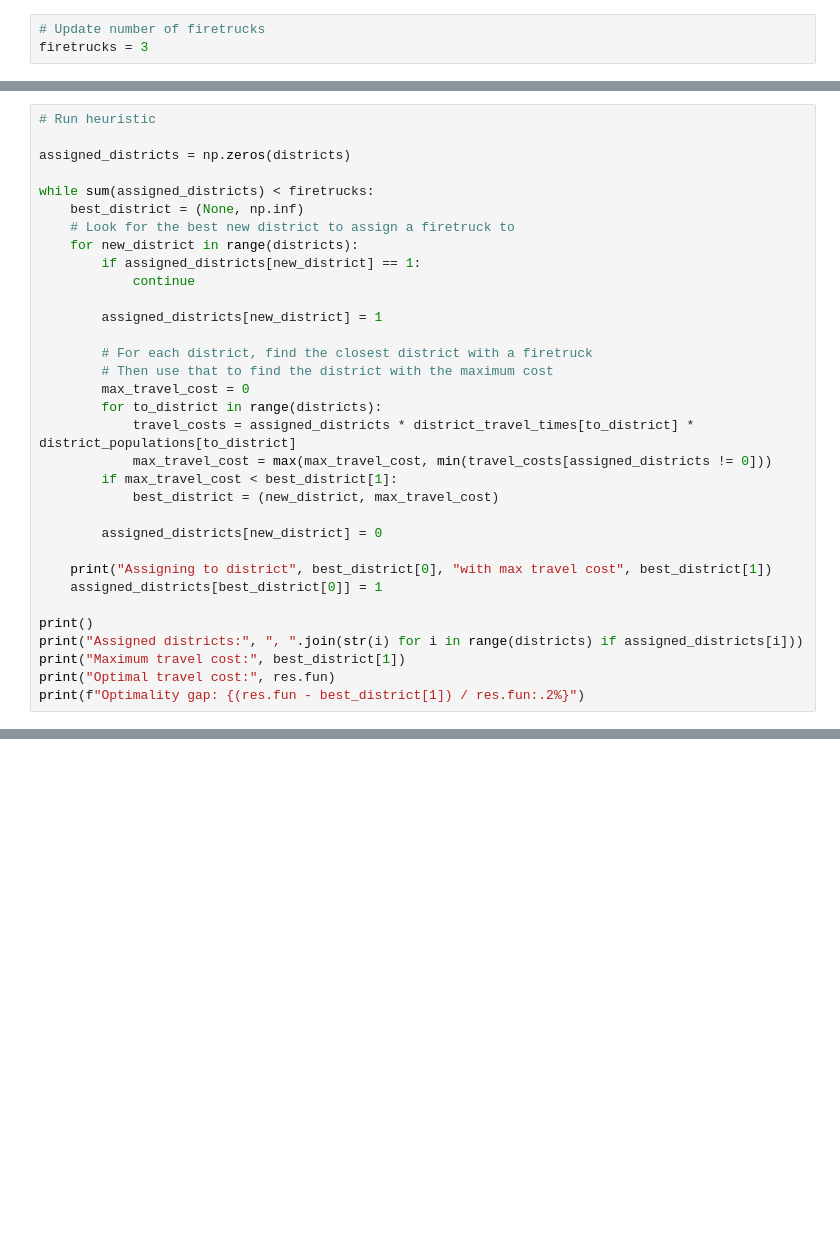
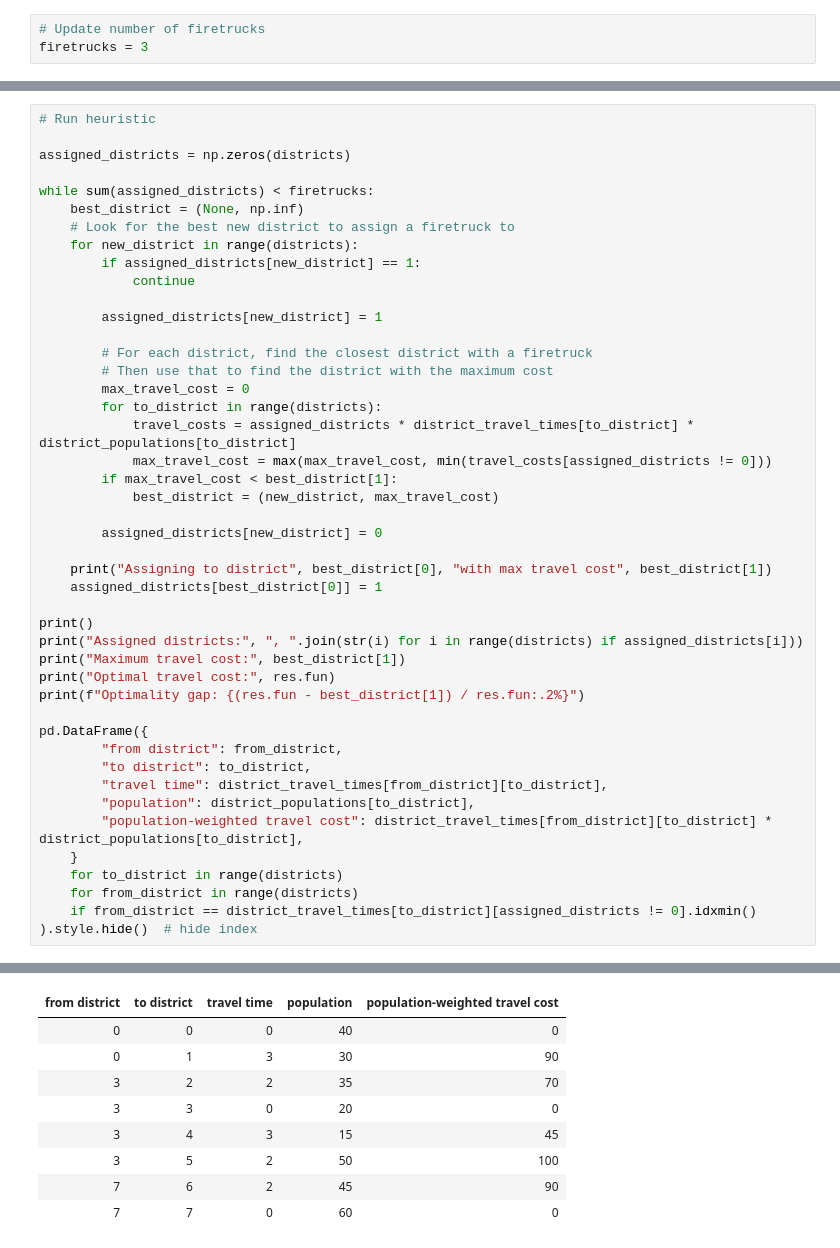
Before and after one commit to bernhardbarker/portfolio, a Jupyter notebook: operations_research/Assign firetrucks to districts.ipynb, the cells around one changed output, grey strips where cells are left out. Cells and saved outputs as stored; diff of their text form; blank space fills up the shorter version.

```diff
--- a/operations_research/Assign firetrucks to districts.ipynb
+++ b/operations_research/Assign firetrucks to districts.ipynb
@@ -234,30 +232,51 @@ while sum(assigned_districts) < firetrucks:
         assigned_districts[new_district] = 1
 
         # For each district, find the closest district with a firetruck
         # Then use that to find the district with the maximum cost
         max_travel_cost = 0
         for to_district in range(districts):
             travel_costs = assigned_districts * district_travel_times[to_district] * district_populations[to_district]
             max_travel_cost = max(max_travel_cost, min(travel_costs[assigned_districts != 0]))
         if max_travel_cost < best_district[1]:
             best_district = (new_district, max_travel_cost)
 
         assigned_districts[new_district] = 0
 
     print("Assigning to district", best_district[0], "with max travel cost", best_district[1])
     assigned_districts[best_district[0]] = 1
 
 print()
 print("Assigned districts:", ", ".join(str(i) for i in range(districts) if assigned_districts[i]))
 print("Maximum travel cost:", best_district[1])
 print("Optimal travel cost:", res.fun)
 print(f"Optimality gap: {(res.fun - best_district[1]) / res.fun:.2%}")
+
+pd.DataFrame({
+        "from district": from_district,
+        "to district": to_district,
+        "travel time": district_travel_times[from_district][to_district],
+        "population": district_populations[to_district],
+        "population-weighted travel cost": district_travel_times[from_district][to_district] * district_populations[to_district],
+    }
+    for to_district in range(districts)
+    for from_district in range(districts)
+    if from_district == district_travel_times[to_district][assigned_districts != 0].idxmin()
+).style.hide()  # hide index
 # %% [output]
 Assigning to district 3 with max travel cost 240.0
 Assigning to district 0 with max travel cost 240.0
 Assigning to district 7 with max travel cost 100.0
 
 Assigned districts: 0, 3, 7
 Maximum travel cost: 100.0
 Optimal travel cost: 100.0
 Optimality gap: 0.00%
+| from district | to district | travel time | population | population-weighted travel cost |
+| 0 | 0 | 0 | 40 | 0 |
+| 0 | 1 | 3 | 30 | 90 |
+| 3 | 2 | 2 | 35 | 70 |
+| 3 | 3 | 0 | 20 | 0 |
+| 3 | 4 | 3 | 15 | 45 |
+| 3 | 5 | 2 | 50 | 100 |
+| 7 | 6 | 2 | 45 | 90 |
+| 7 | 7 | 0 | 60 | 0 |
```
Also changed, not shown: parts of 5 cells of this notebook, 13 other files.
